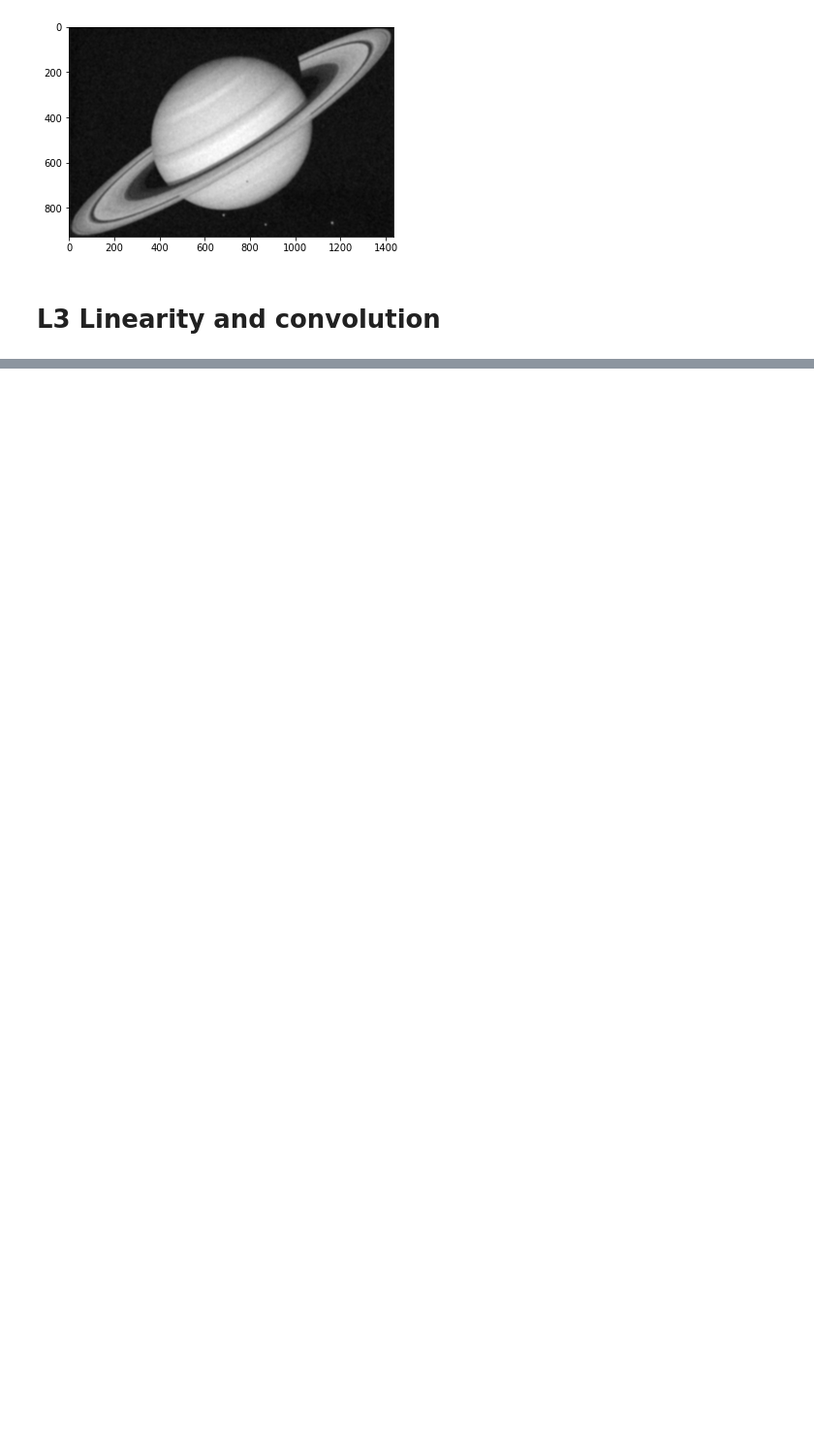
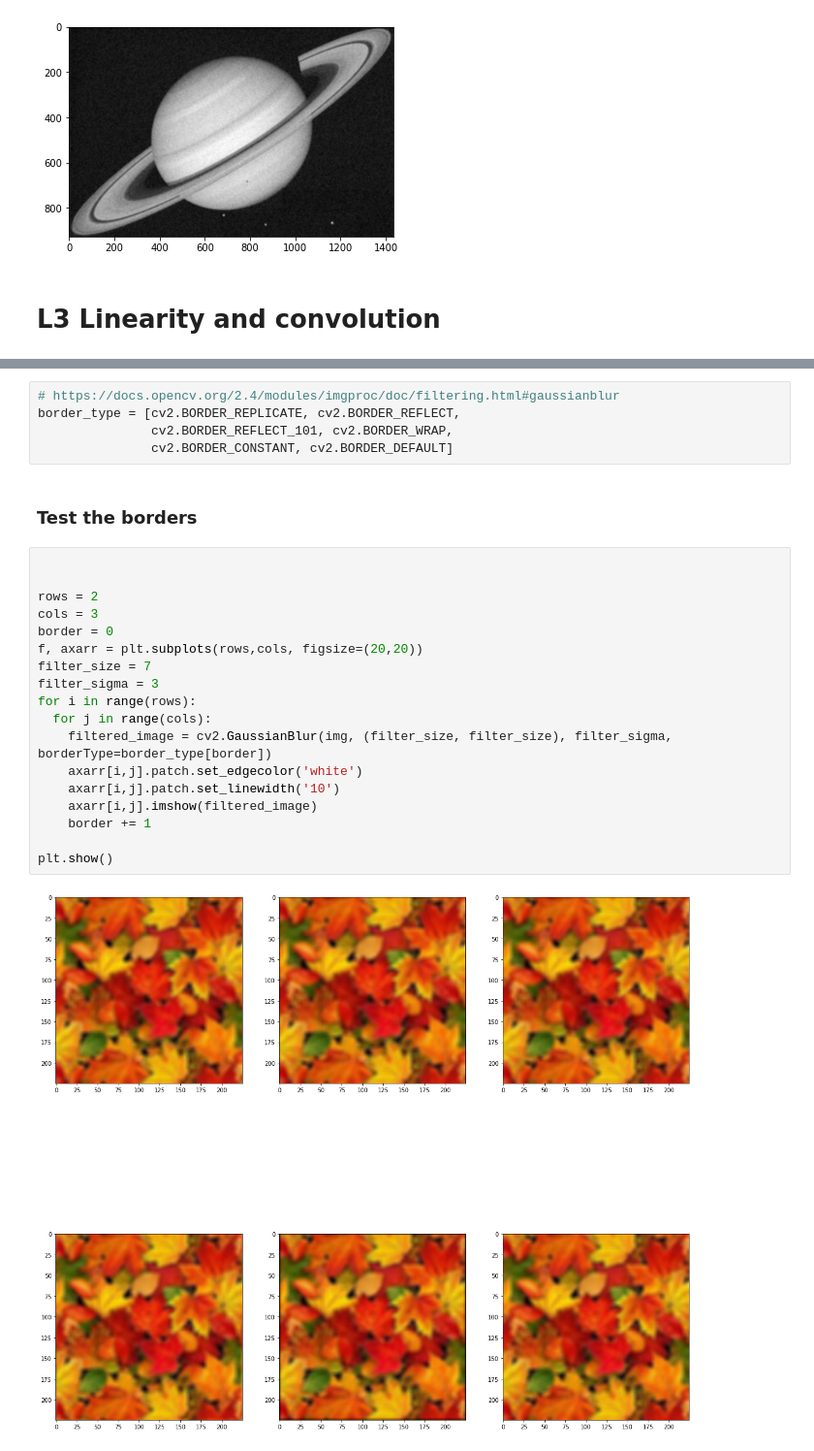
Before and after one commit to aten2001/CS6476-CV-1, a Jupyter notebook: 2A Linear image processing/In Class.ipynb, the cells around one changed output, grey strips where cells are left out. Shown at 97% size. Saved outputs shown, nothing was run; the diff lists cells and outputs as text; blank space fills up the shorter version.

```diff
--- a/2A Linear image processing/In Class.ipynb
+++ b/2A Linear image processing/In Class.ipynb
@@ -77,0 +93,27 @@ plt.show()
+# %%
+# https://docs.opencv.org/2.4/modules/imgproc/doc/filtering.html#gaussianblur
+border_type = [cv2.BORDER_REPLICATE, cv2.BORDER_REFLECT,
+               cv2.BORDER_REFLECT_101, cv2.BORDER_WRAP,
+               cv2.BORDER_CONSTANT, cv2.BORDER_DEFAULT]
+# %% [markdown]
+### Test the borders
+# %%
+
+
+rows = 2
+cols = 3
+border = 0
+f, axarr = plt.subplots(rows,cols, figsize=(20,20))
+filter_size = 7
+filter_sigma = 3
+for i in range(rows):
+  for j in range(cols):
+    filtered_image = cv2.GaussianBlur(img, (filter_size, filter_size), filter_sigma, borderType=border_type[border])
+    axarr[i,j].patch.set_edgecolor('white')
+    axarr[i,j].patch.set_linewidth('10')
+    axarr[i,j].imshow(filtered_image)
+    border += 1
+
+plt.show()
+# %% [output]
+[figure, added]
```
Also changed, not shown: parts of 18 cells of this notebook, 3 other files.
